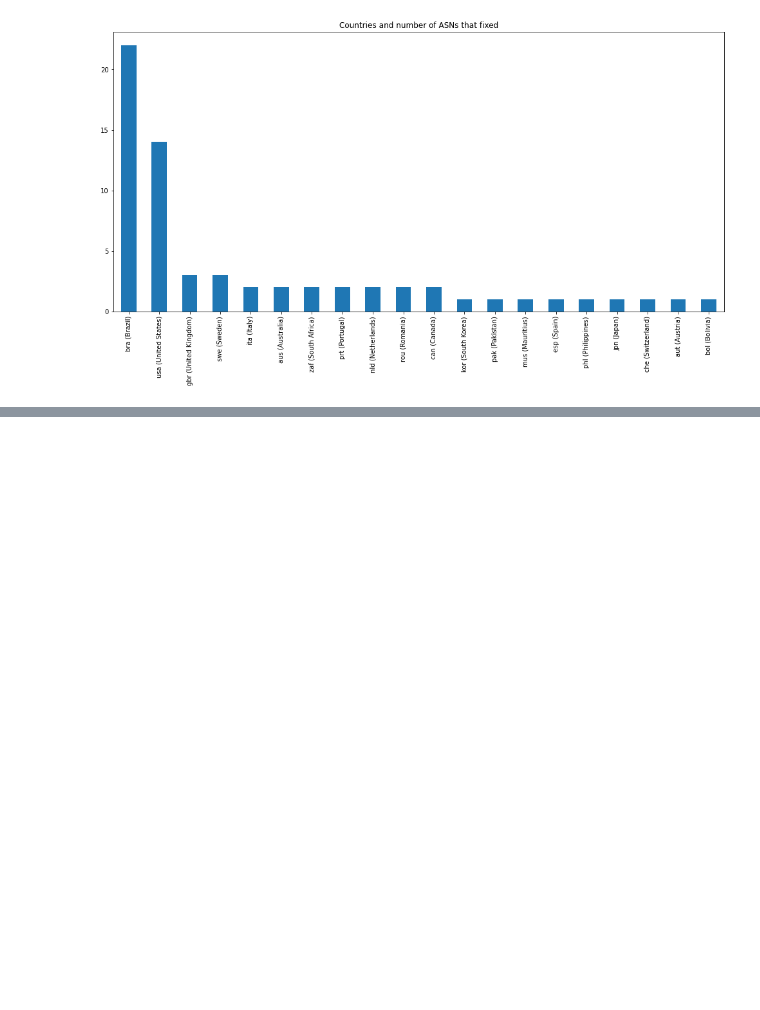
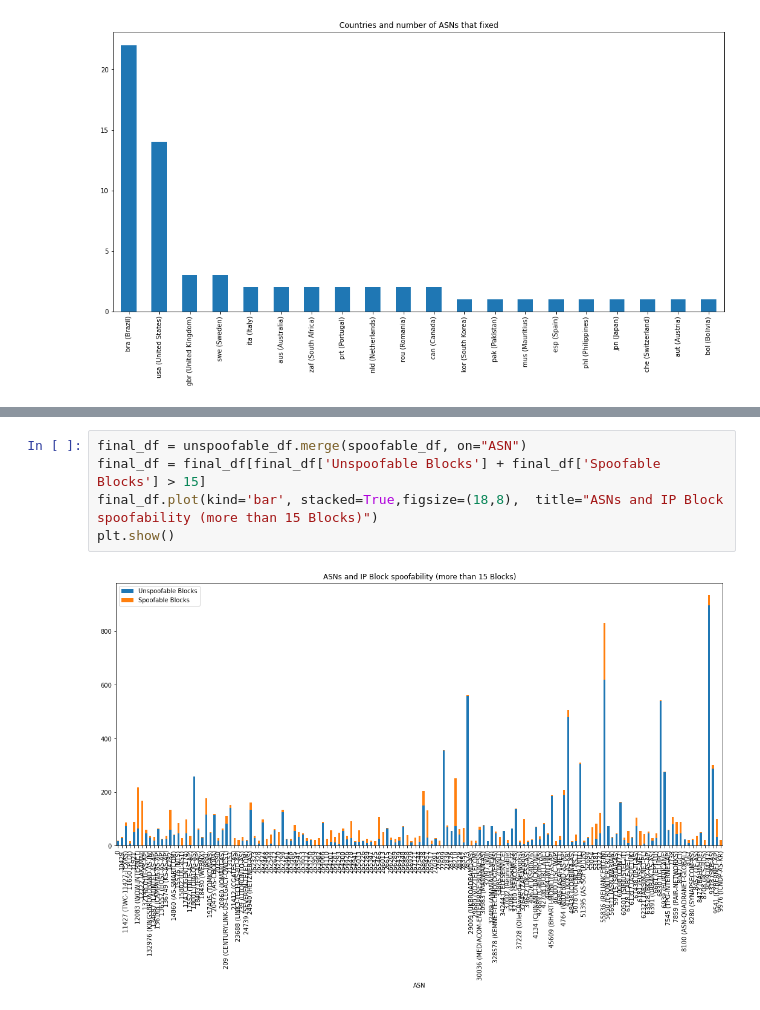
Before and after one commit to astamagg/econ_sec, a Jupyter notebook: Data analysis.ipynb, the cells around one changed output, grey strips where cells are left out. Drawn from its saved outputs; the diff is of its cells as text; blank space fills up the shorter version.

```diff
--- a/Data analysis.ipynb
+++ b/Data analysis.ipynb
@@ -315,0 +301,7 @@ Name: First Fixed Timestamp, Length: 819, dtype: datetime64[ns]
+# %%
+final_df = unspoofable_df.merge(spoofable_df, on="ASN")
+final_df = final_df[final_df['Unspoofable Blocks'] + final_df['Spoofable Blocks'] > 15]
+final_df.plot(kind='bar', stacked=True,figsize=(18,8),  title="ASNs and IP Block spoofability (more than 15 Blocks)")
+plt.show()
+# %% [output]
+[figure, added]
```
Also changed, not shown: parts of 10 cells of this notebook.
